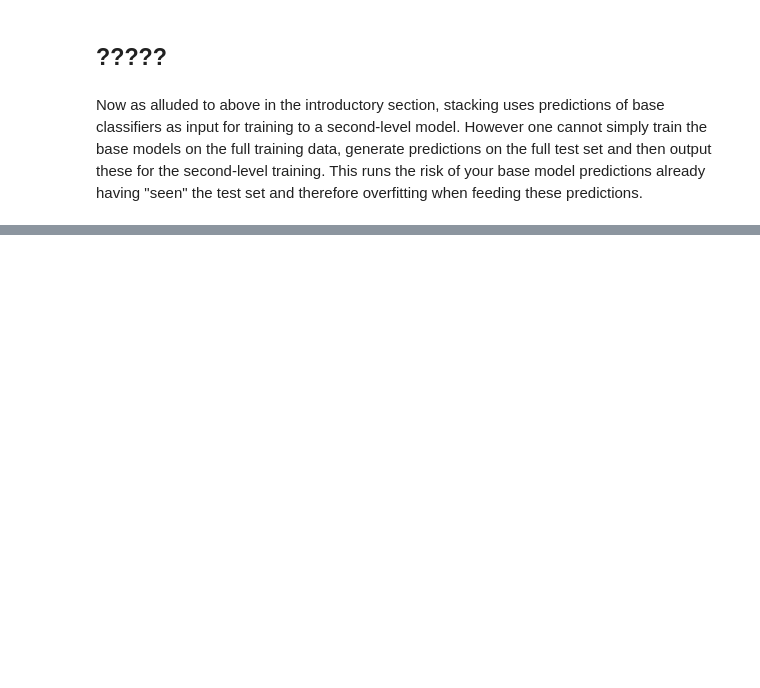
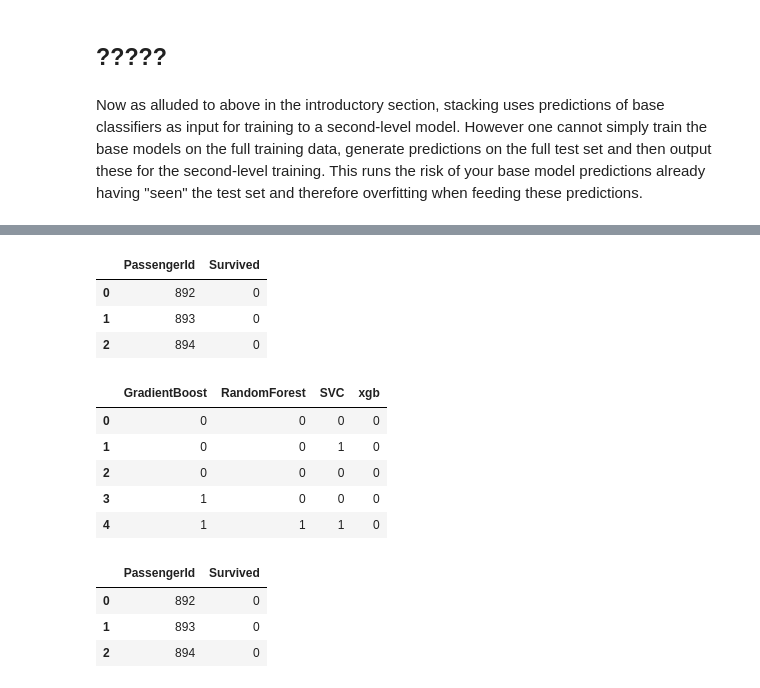
Before and after one commit to yiqingyang75/machine_learning_assign, a Jupyter notebook: py/Titanic Analysis.ipynb, the cells around one changed output, grey strips where cells are left out. Cells and saved outputs as stored; diff of their text form; code cells hidden in the pictures; blank space fills up the shorter version.

```diff
--- a/py/Titanic Analysis.ipynb
+++ b/py/Titanic Analysis.ipynb
@@ -576,0 +663,9 @@ pred_train_df.head(3)
+# %%
+xgb_model = xgb.train(dict(xgb_params, silent=0), dtrain, num_boost_round= 300)
+
+dtest = xgb.DMatrix(x_test,feature_names=feature_name)
+pred_test = xgb_model.predict(dtest)
+pred_train = xgb_model.predict(dtrain)
+
+pred_test[0:5]
+pred_train[0:5]
@@ -576,0 +675,10 @@ pred_train_df.head(3)
+# %%
+pred_test[pred_test >= 0.5] = 1
+pred_test[pred_test < 0.5] = 0
+pred_train[pred_train >= 0.5] = 1
+pred_train[pred_train < 0.5] = 0
+pred_test[0:5]
+pred_train[0:5]
+
+pred_train_df = pd.DataFrame({'Survived': y_train.values,'predicted': pred_train})
+pred_train_df.head(3)
@@ -576,0 +692,35 @@ pred_train_df.head(3)
+# %%
+# Generate Submission File
+submission_xgb = pd.DataFrame({ 'PassengerId': PassengerId,
+                            'Survived': pred_test})
+submission_xgb["Survived"] = submission_xgb["Survived"].astype('int')
+submission_xgb.head(3)
+
+submission_xgb.to_csv("../data/titanic_submission_xgb.csv", index=False)
+# %% [output]
+|  | PassengerId | Survived |
+| 0 | 892 | 0 |
+| 1 | 893 | 0 |
+| 2 | 894 | 0 |
+# %%
+base_predictions_test["xgb"] = submission_xgb["Survived"]
+base_predictions_test.head()
+# %% [output]
+|  | GradientBoost | RandomForest | SVC | xgb |
+| 0 | 0 | 0 | 0 | 0 |
+| 1 | 0 | 0 | 1 | 0 |
+| 2 | 0 | 0 | 0 | 0 |
+| 3 | 1 | 0 | 0 | 0 |
+| 4 | 1 | 1 | 1 | 0 |
+# %%
+submission_vote = pd.DataFrame({ 'PassengerId': PassengerId,
+                            'Survived': base_predictions_test.mode(axis=1)[0].values})
+submission_vote["Survived"] = submission_vote["Survived"].astype('int64')
+submission_vote.head(3)
+
+submission_vote.to_csv("../data/titanic_submission_vote.csv", index=False)
+# %% [output]
+|  | PassengerId | Survived |
+| 0 | 892 | 0 |
+| 1 | 893 | 0 |
+| 2 | 894 | 0 |
```
Also changed, not shown: parts of 19 cells of this notebook, 7 other files.
